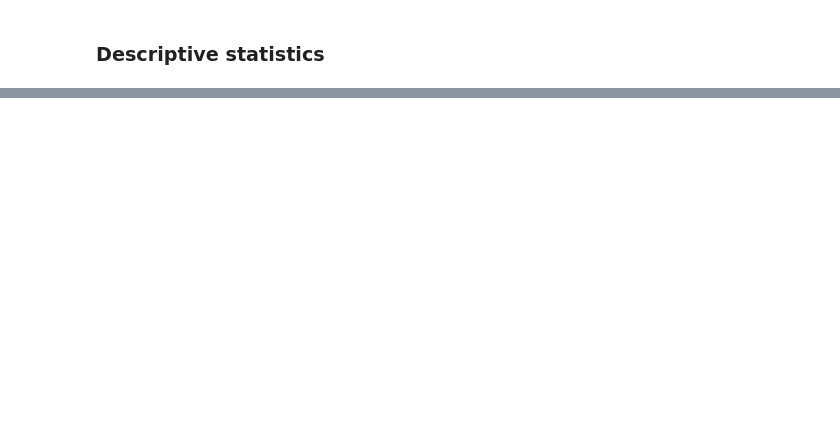
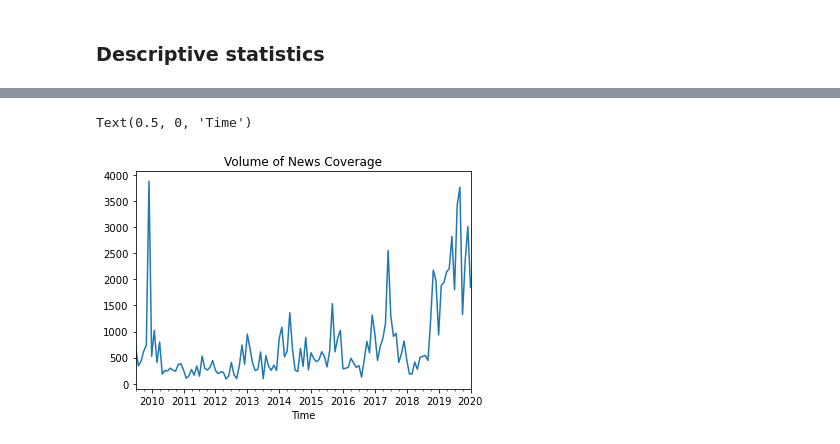
Before and after one commit to giantmagellan/climate-lang-processing, a Jupyter notebook: data_import.ipynb, the cells around one changed output, grey strips where cells are left out. Cells and saved outputs as stored; diff of their text form; code cells hidden in the pictures; blank space fills up the shorter version.

```diff
--- a/data_import.ipynb
+++ b/data_import.ipynb
@@ -310,0 +278,8 @@ Topic #5: 0.024*"years" + 0.018*"year" + 0.017*"scientists" + 0.017*"could" + 0.
+# %%
+date_year= df['matchdatetime'].dt.to_period('M')
+date_year.value_counts().sort_index().plot()
+plt.title('Volume of News Coverage')
+plt.xlabel('Time')
+# %% [output]
+Text(0.5, 0, 'Time')
+[figure, added]
```
Also changed, not shown: parts of 34 cells of this notebook.
